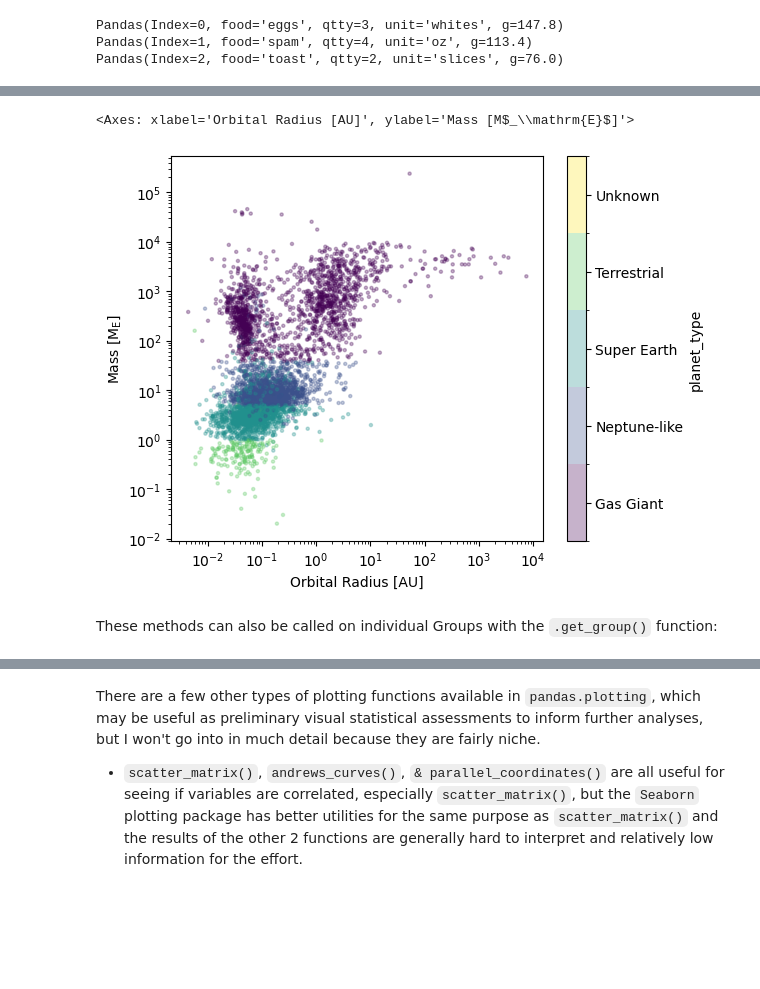
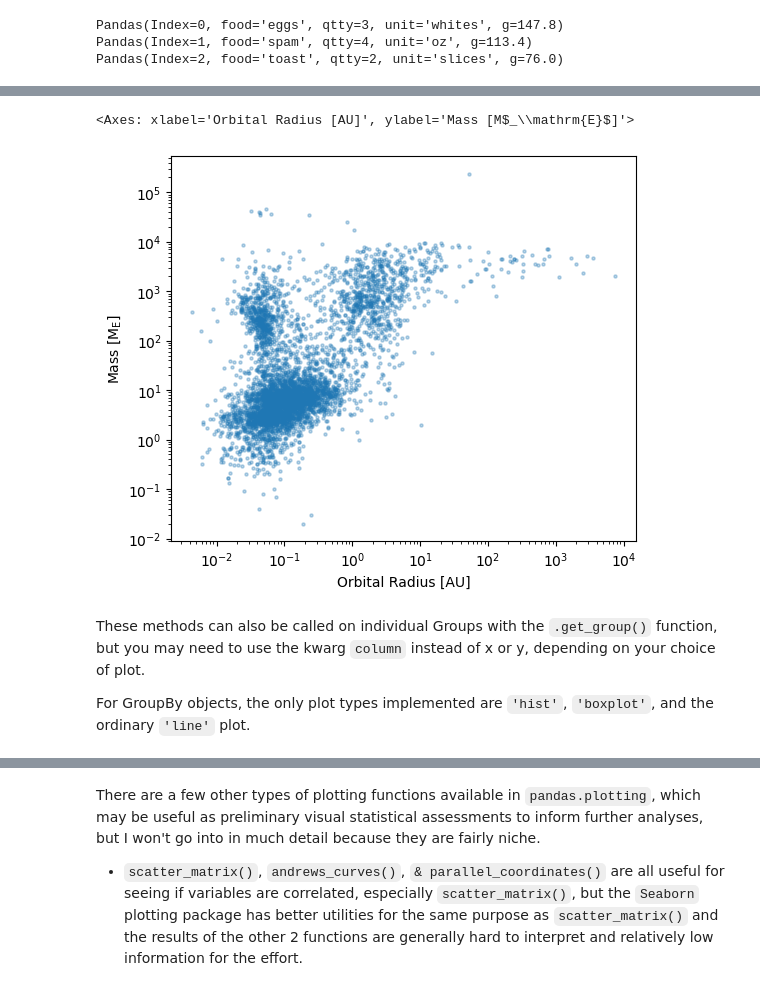
Before and after one commit to rlpitts/Intro-to-Pandas, a Jupyter notebook: PandasIntro.ipynb, the cells around one changed output, grey strips where cells are left out. Cells and saved outputs as stored; diff of their text form; code cells hidden in the pictures; blank space fills up the shorter version.

```diff
--- a/PandasIntro.ipynb
+++ b/PandasIntro.ipynb
@@ -1845,11 +1847,15 @@ memory usage: 580.2+ KB
 # %%
-df.plot(kind='scatter', x='orbital_radius_AU', y='mass_ME', c='planet_type',
-        loglog=True, xlabel='Orbital Radius [AU]',
-        ylabel='Mass [M$_\mathrm{E}$]', marker='.', cmap='viridis' ,
+#mport matplotlib.pyplot as plt
+df.plot(kind='scatter', x='orbital_radius_AU', y='mass_ME', #c='planet_type',
+        loglog=True, xlabel='Orbital Radius [AU]',# bins='log',
+        ylabel='Mass [M$_\mathrm{E}$]', marker='.', #cmap='viridis' ,
         alpha=0.3, figsize=[6,5])
+#c & cmap can be used with non-numeric data only if the column is Categorical
 # %% [output]
 <Axes: xlabel='Orbital Radius [AU]', ylabel='Mass [M$_\\mathrm{E}$]'>
-[figure, old version]
+[figure, new version]
 # %% [markdown]
-These methods can also be called on individual Groups with the `.get_group()` function:
+These methods can also be called on individual Groups with the `.get_group()` function, but you may need to use the kwarg `column` instead of x or y, depending on your choice of plot.
+
+For GroupBy objects, the only plot types implemented are `'hist'`, `'boxplot'`, and the ordinary `'line'` plot.
 # %%
```
Also changed, not shown: parts of 19 cells of this notebook.
